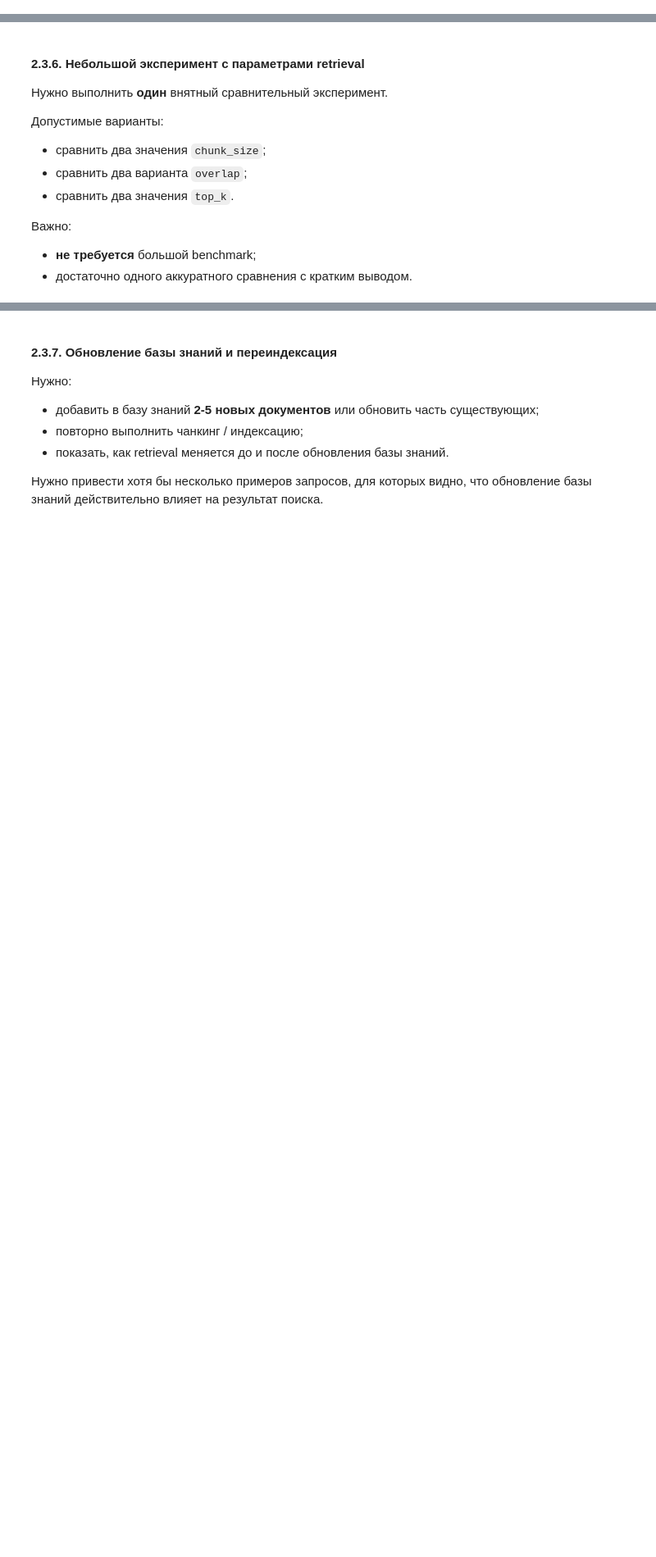
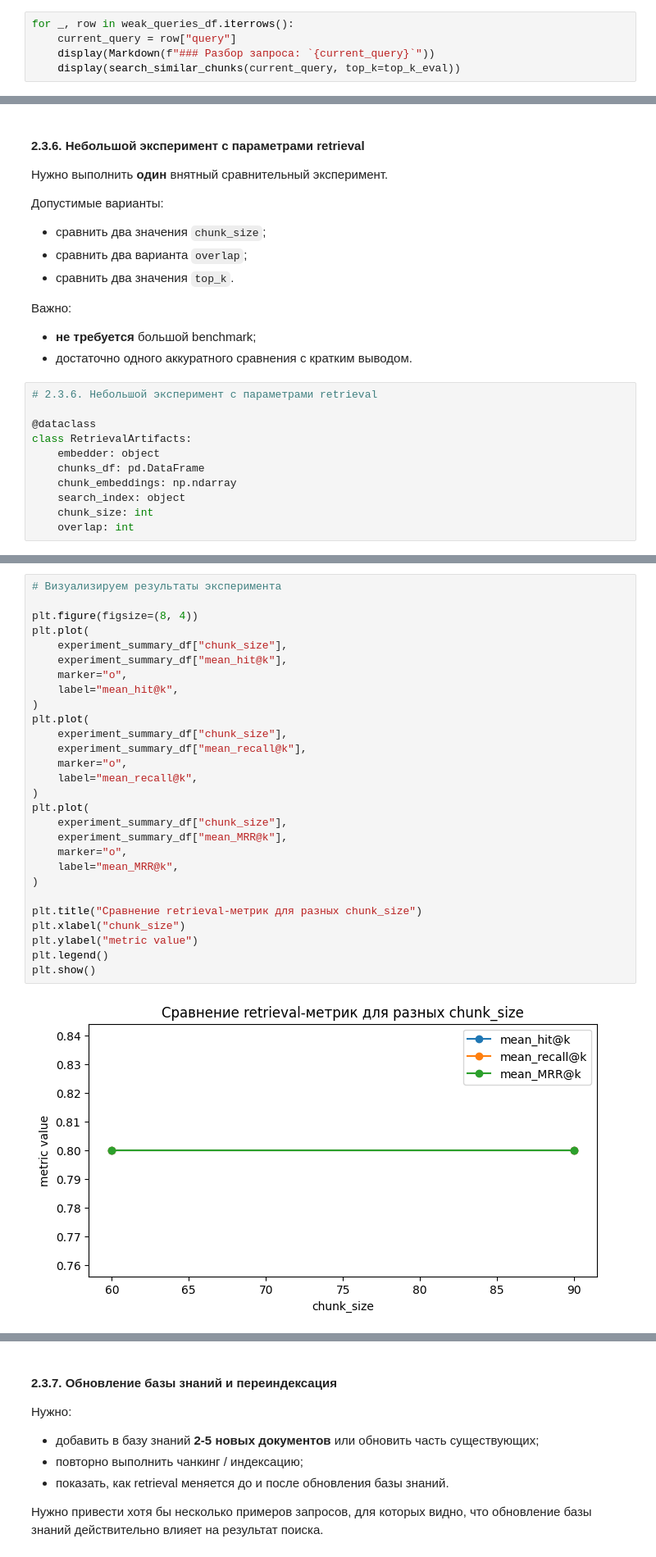
Before and after one commit to Allureeee/allure-aie-lab, a Jupyter notebook: homeworks/HW14/HW14.ipynb, the cells around one changed output, grey strips where cells are left out. Shown at 82% size. Drawn from its saved outputs; the diff is of its cells as text; blank space fills up the shorter version.

```diff
--- a/homeworks/HW14/HW14.ipynb
+++ b/homeworks/HW14/HW14.ipynb
@@ -424,0 +954,5 @@ display(documents_df[["text_length_chars", "text_length_words"]].describe())
+# %%
+for _, row in weak_queries_df.iterrows():
+    current_query = row["query"]
+    display(Markdown(f"### Разбор запроса: `{current_query}`"))
+    display(search_similar_chunks(current_query, top_k=top_k_eval))
@@ -437,3 +994,14 @@ display(documents_df[["text_length_chars", "text_length_words"]].describe())
 
 - **не требуется** большой benchmark;
 - достаточно одного аккуратного сравнения с кратким выводом.
+# %%
+# 2.3.6. Небольшой эксперимент с параметрами retrieval
+
+@dataclass
+class RetrievalArtifacts:
+    embedder: object
+    chunks_df: pd.DataFrame
+    chunk_embeddings: np.ndarray
+    search_index: object
+    chunk_size: int
+    overlap: int
@@ -439,0 +1209,30 @@ display(documents_df[["text_length_chars", "text_length_words"]].describe())
+# %%
+# Визуализируем результаты эксперимента
+
+plt.figure(figsize=(8, 4))
+plt.plot(
+    experiment_summary_df["chunk_size"],
+    experiment_summary_df["mean_hit@k"],
+    marker="o",
+    label="mean_hit@k",
+)
+plt.plot(
+    experiment_summary_df["chunk_size"],
+    experiment_summary_df["mean_recall@k"],
+    marker="o",
+    label="mean_recall@k",
+)
+plt.plot(
+    experiment_summary_df["chunk_size"],
+    experiment_summary_df["mean_MRR@k"],
+    marker="o",
+    label="mean_MRR@k",
+)
+
+plt.title("Сравнение retrieval-метрик для разных chunk_size")
+plt.xlabel("chunk_size")
+plt.ylabel("metric value")
+plt.legend()
+plt.show()
+# %% [output]
+[figure, added]
```
Also changed, not shown: parts of 63 cells of this notebook, 5 other files.
